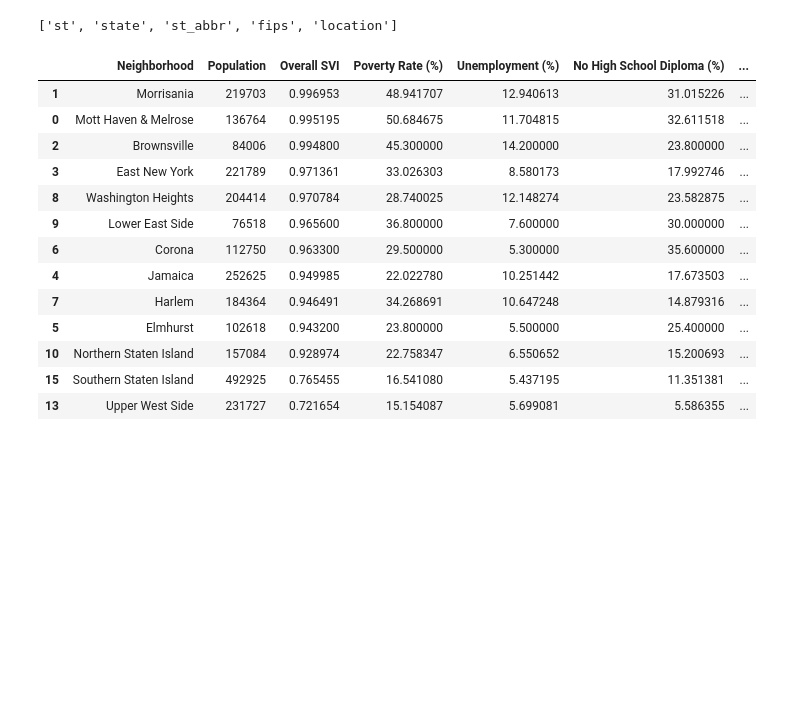
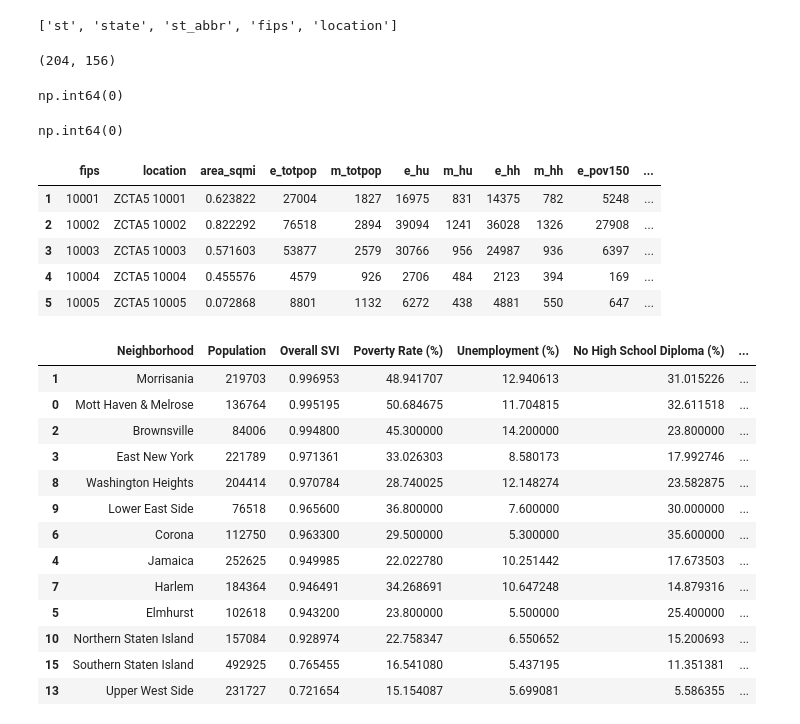
Before and after one commit to simaoalicechen/NYC_Landlord_Behavior_Analysis_Project, a Jupyter notebook: Part_1.4_cleaning_SVI.ipynb, the cells around one changed output. Saved outputs shown, nothing was run; the diff lists cells and outputs as text; code cells hidden in the pictures; blank space fills up the shorter version.

```diff
--- a/Part_1.4_cleaning_SVI.ipynb
+++ b/Part_1.4_cleaning_SVI.ipynb
@@ -19,6 +14,9 @@ import warnings
 warnings.filterwarnings('ignore')
 
 %matplotlib inline
+# %%
+pd.set_option('display.max_rows', None)
+pd.set_option('display.max_columns', None)
 # %%
 from google.colab import drive
 drive.mount('/content/drive')
@@ -329,6 +325,32 @@ svi_df_cleaned.columns = svi_df_cleaned.columns.str.lower()
 svi_df_cleaned.columns.tolist()[:5]
 # %% [output]
 ['st', 'state', 'st_abbr', 'fips', 'location']
+# %%
+svi_df_cleaned.shape # 204 is actually the correct zipcode total of nyc.
+# so many datasets simply can't have the complete zipcodes representation in them.
+# %% [output]
+(204, 156)
+# %%
+svi_df_cleaned.isna().sum().sum()
+# no null
+# %% [output]
+np.int64(0)
+# %%
+svi_df_cleaned.duplicated().sum()
+# no duplicates
+# %% [output]
+np.int64(0)
+# %%
+svi_df_cleaned = svi_df_cleaned.drop(columns=['st', 'state', 'st_abbr'])
+# %%
+svi_df_cleaned.head()
+# %% [output]
+|  | fips | location | area_sqmi | e_totpop | m_totpop | e_hu | m_hu | e_hh | m_hh | e_pov150 | ... |
+| 1 | 10001 | ZCTA5 10001 | 0.623822 | 27004 | 1827 | 16975 | 831 | 14375 | 782 | 5248 | ... |
+| 2 | 10002 | ZCTA5 10002 | 0.822292 | 76518 | 2894 | 39094 | 1241 | 36028 | 1326 | 27908 | ... |
+| 3 | 10003 | ZCTA5 10003 | 0.571603 | 53877 | 2579 | 30766 | 956 | 24987 | 936 | 6397 | ... |
+| 4 | 10004 | ZCTA5 10004 | 0.455576 | 4579 | 926 | 2706 | 484 | 2123 | 394 | 169 | ... |
+| 5 | 10005 | ZCTA5 10005 | 0.072868 | 8801 | 1132 | 6272 | 438 | 4881 | 550 | 647 | ... |
 # %%
 svi_df_cleaned.to_csv('/content/drive/My Drive/X999/svi_cleaned.csv', index=False)
 # %%
```
Also changed, not shown: parts of 4 cells of this notebook.
